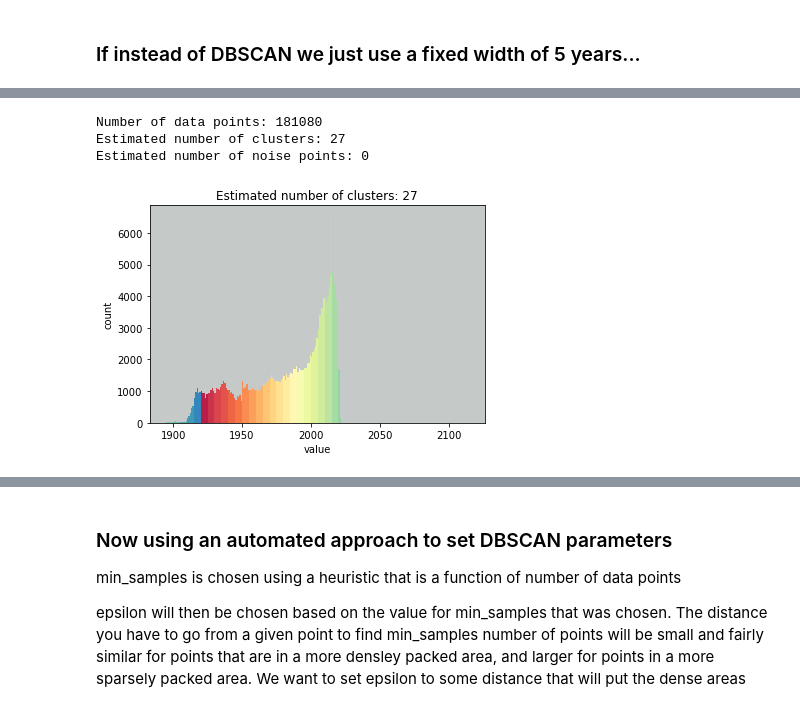
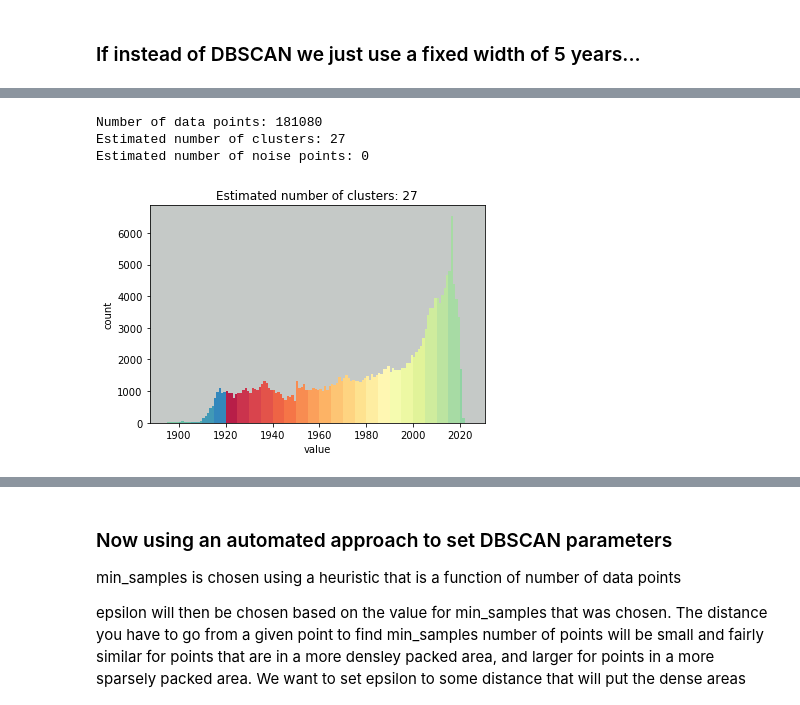
Before and after one commit to nicklein/kgtk, a Jupyter notebook: entity_profiling/2_explore_label_discretization.ipynb, the cells around one changed output, grey strips where cells are left out. Cells and saved outputs as stored; diff of their text form; code cells hidden in the pictures.

```diff
--- a/entity_profiling/2_explore_label_discretization.ipynb
+++ b/entity_profiling/2_explore_label_discretization.ipynb
@@ -374,9 +413,9 @@ Estimated number of noise points: 458
 # %%
 labels, values = fixed_width_partition(time_labels_file, width = 5, l_type = "Q11424", l_prop = "P577")
 # %%
-view_clustering(labels, values, bin_size = 1)
+view_clustering(labels, values, max_hist_bin = 2025, bin_size = 1)
 # %% [output]
 Number of data points: 181080
 Estimated number of clusters: 27
 Estimated number of noise points: 0
-[figure, old version]
+[figure, new version]
```
Also changed, not shown: parts of 12 cells of this notebook.
